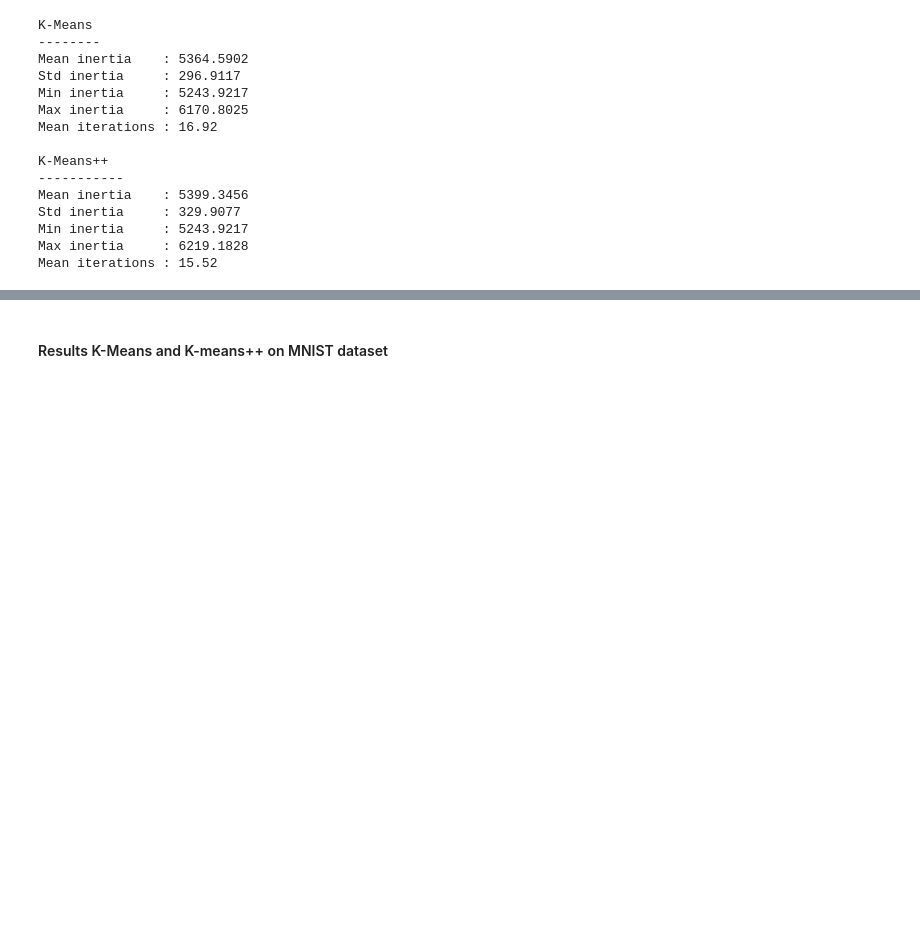
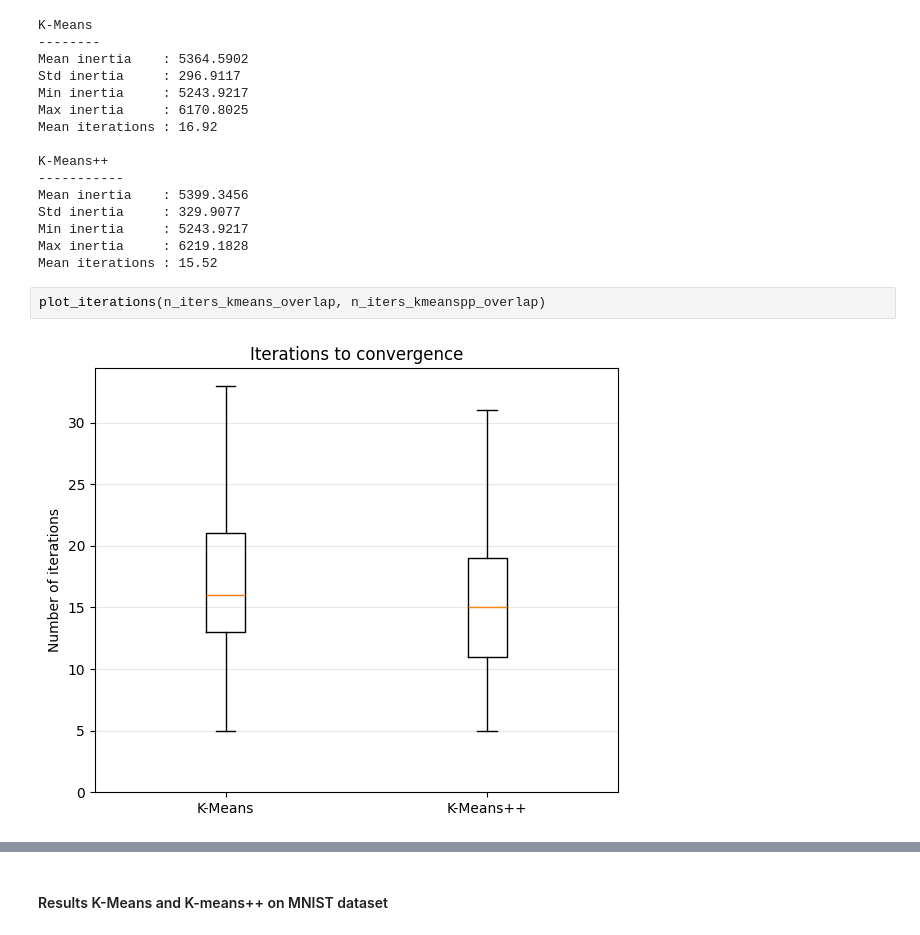
Before and after one commit to MatteoBisotti/StatML_project, a Jupyter notebook: code/main.ipynb, the cells around one changed output, grey strips where cells are left out. Drawn from its saved outputs; the diff is of its cells as text; blank space fills up the shorter version.

```diff
--- a/code/main.ipynb
+++ b/code/main.ipynb
@@ -434,3 +415,7 @@ Std inertia     : 329.9077
 Min inertia     : 5243.9217
 Max inertia     : 6219.1828
 Mean iterations : 15.52
+# %%
+plot_iterations(n_iters_kmeans_overlap, n_iters_kmeanspp_overlap)
+# %% [output]
+[figure, added]
```
Also changed, not shown: parts of 27 cells of this notebook, 2 other files.
